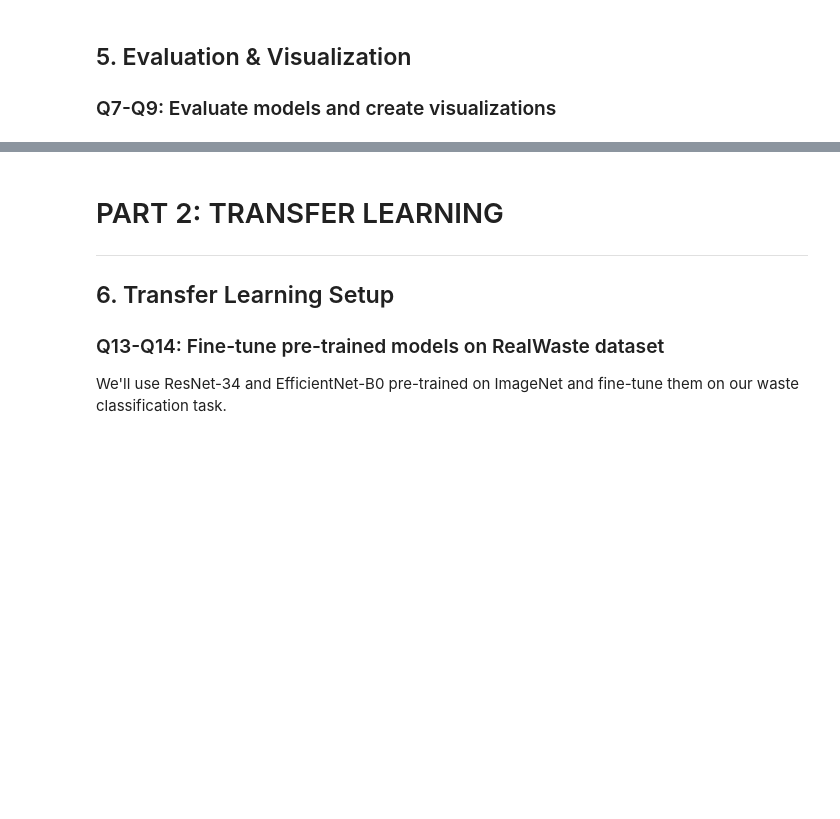
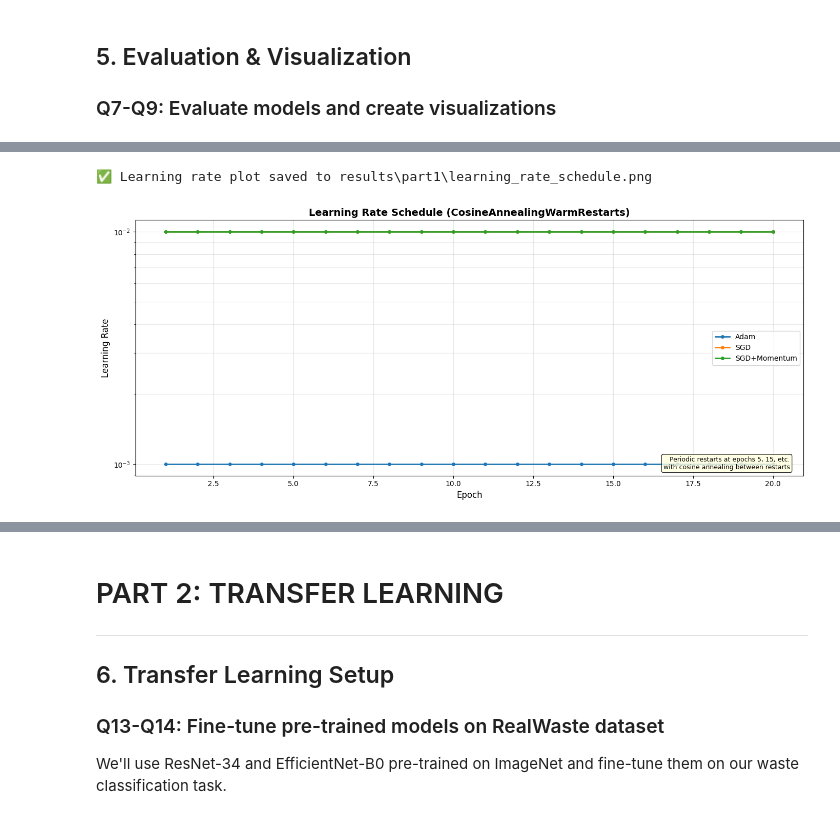
Before and after one commit to Achi-456/NOT_WORk-, a Jupyter notebook: EN3150_Assignment3_Complete.ipynb, the cells around one changed output, grey strips where cells are left out. Drawn from its saved outputs; the diff is of its cells as text; code cells hidden in the pictures; blank space fills up the shorter version.

Commit message:
Update with new CosineAnnealingWarmRestarts scheduler

```diff
--- a/EN3150_Assignment3_Complete.ipynb
+++ b/EN3150_Assignment3_Complete.ipynb
@@ -786,32 +814,40 @@ plot_optimizer_comparison(
 # %%
 def plot_learning_rate_schedule(histories, names, save_path=None):
     """Visualize learning rate changes during training."""
     fig, ax = plt.subplots(1, 1, figsize=(14, 6))
 
     epochs = range(1, len(histories[0]['learning_rates']) + 1)
 
     for history, name in zip(histories, names):
         ax.plot(epochs, history['learning_rates'], '-o', label=f'{name}', linewidth=2, markersize=4)
 
-    ax.set_title('Learning Rate Schedule (ReduceLROnPlateau)', fontsize=14, fontweight='bold')
+    ax.set_title('Learning Rate Schedule (CosineAnnealingWarmRestarts)', fontsize=14, fontweight='bold')
     ax.set_xlabel('Epoch', fontsize=12)
     ax.set_ylabel('Learning Rate', fontsize=12)
     ax.set_yscale('log')
     ax.legend(fontsize=10)
     ax.grid(True, alpha=0.3, which='both')
+
+    # Add annotation about restarts
+    ax.text(0.98, 0.02, 'Periodic restarts at epochs 5, 15, etc.\nwith cosine annealing between restarts',
+            transform=ax.transAxes, fontsize=9, verticalalignment='bottom', horizontalalignment='right',
+            bbox=dict(boxstyle='round', facecolor='lightyellow', alpha=0.8))
 
     plt.tight_layout()
     if save_path:
         plt.savefig(save_path, dpi=300, bbox_inches='tight')
         print(f"✅ Learning rate plot saved to {save_path}")
     plt.show()
 
 # Plot learning rate schedules
 plot_learning_rate_schedule(
     histories=[adam_history, sgd_history, sgd_momentum_history],
     names=['Adam', 'SGD', 'SGD+Momentum'],
     save_path=os.path.join(PART1_DIR, 'learning_rate_schedule.png')
 )
+# %% [output]
+✅ Learning rate plot saved to results\part1\learning_rate_schedule.png
+[figure, added]
 # %%
 # Evaluate Adam model (best performer typically)
 model_adam.load_state_dict(torch.load(os.path.join(MODELS_DIR, 'best_model_DeepCNN_Adam.pth')))
```
Also changed, not shown: parts of 12 cells of this notebook.
